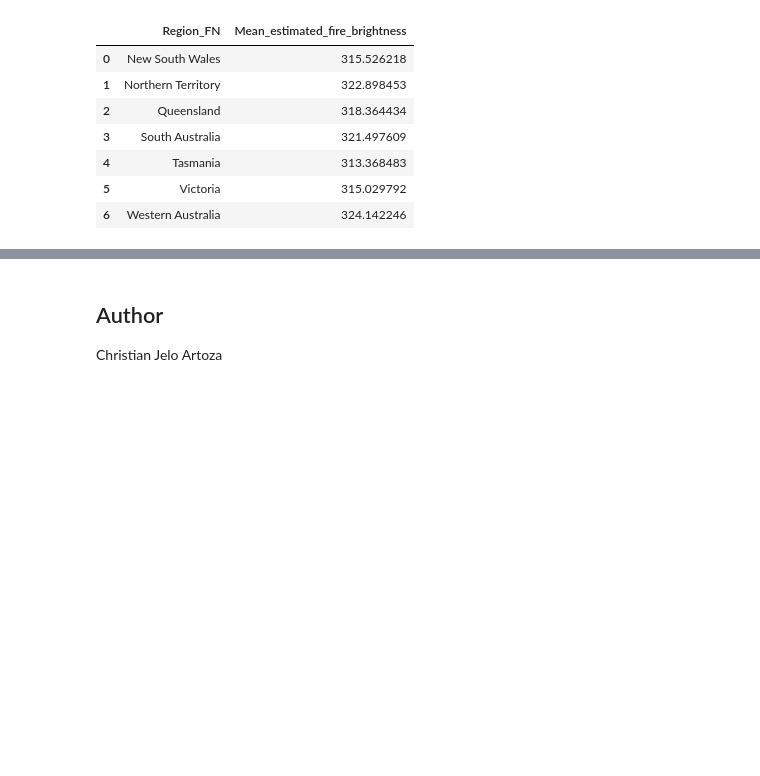
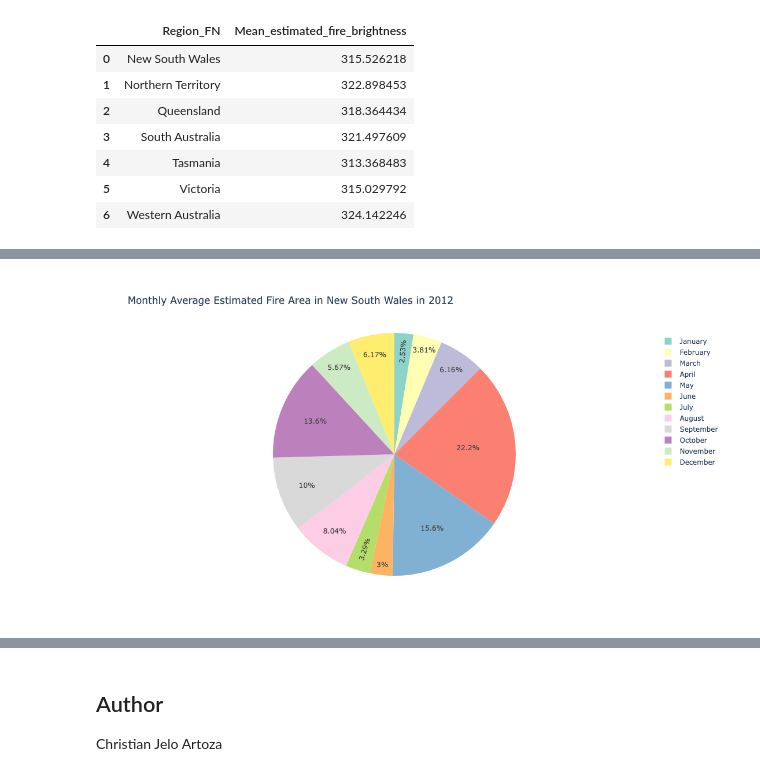
Before and after one commit to svd-jelo/IBM-Data-Science-Specialization, a Jupyter notebook: Course-8_Data-Visualization/practice-project/Course-8-Practice-Project_Australia-Wildfire.ipynb, the cells around one changed output, grey strips where cells are left out. Drawn from its saved outputs; the diff is of its cells as text; code cells hidden in the pictures; blank space fills up the shorter version.

```diff
--- a/Course-8_Data-Visualization/Course-8-Practice-Project_Australia-Wildfire.ipynb
+++ b/Course-8_Data-Visualization/practice-project/Course-8-Practice-Project_Australia-Wildfire.ipynb
@@ -353,0 +369,7 @@ australia_map
+# %%
+#Example - year 2012 and region NSW
+year = 2012
+region = 'NSW'
+df_year_region = df[(df['Year'] == year) & (df['Region'] == region)].reset_index(drop=True)
+df_year_region['Month_name'] = df_year_region['Month'].apply(lambda x: calendar.month_name[x])
+df_year_region.head()
@@ -353,0 +383,15 @@ australia_map
+# %%
+# Pie Chart on Monthly Average Estimated Fire Area
+fig_pie = px.pie(
+    df_year_region.groupby('Month_name', as_index=False)['Estimated_fire_area'].mean(),
+    names='Month_name', values='Estimated_fire_area',
+    title = f'Monthly Average Estimated Fire Area in {df_year_region['Region_FN'][0]} in {year}',
+    width = 800,
+    height = 600,
+    color_discrete_sequence = px.colors.qualitative.Set3,
+    labels = {'2':'January'},
+    category_orders = {'Month_name': list(calendar.month_name)[1:]}
+)
+fig_pie.show()
+# %% [output]
+[figure, added]
```
Also changed, not shown: parts of 18 cells of this notebook, 4 other files.
